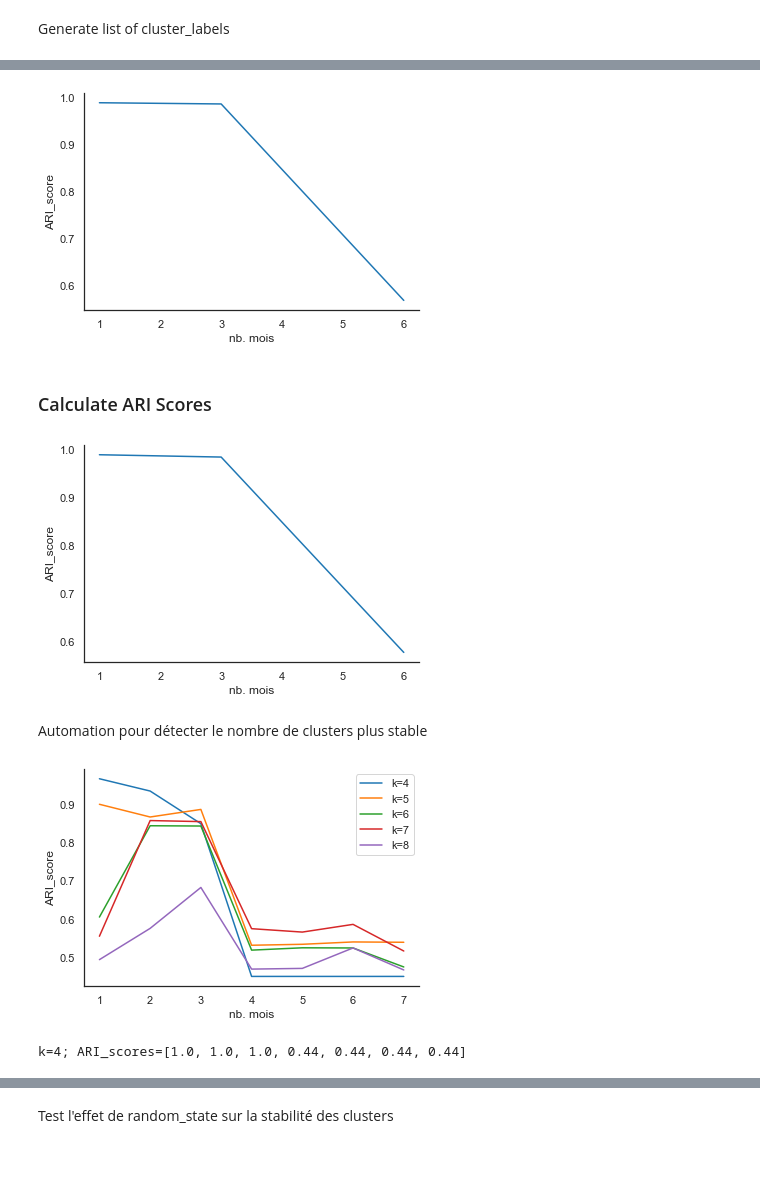
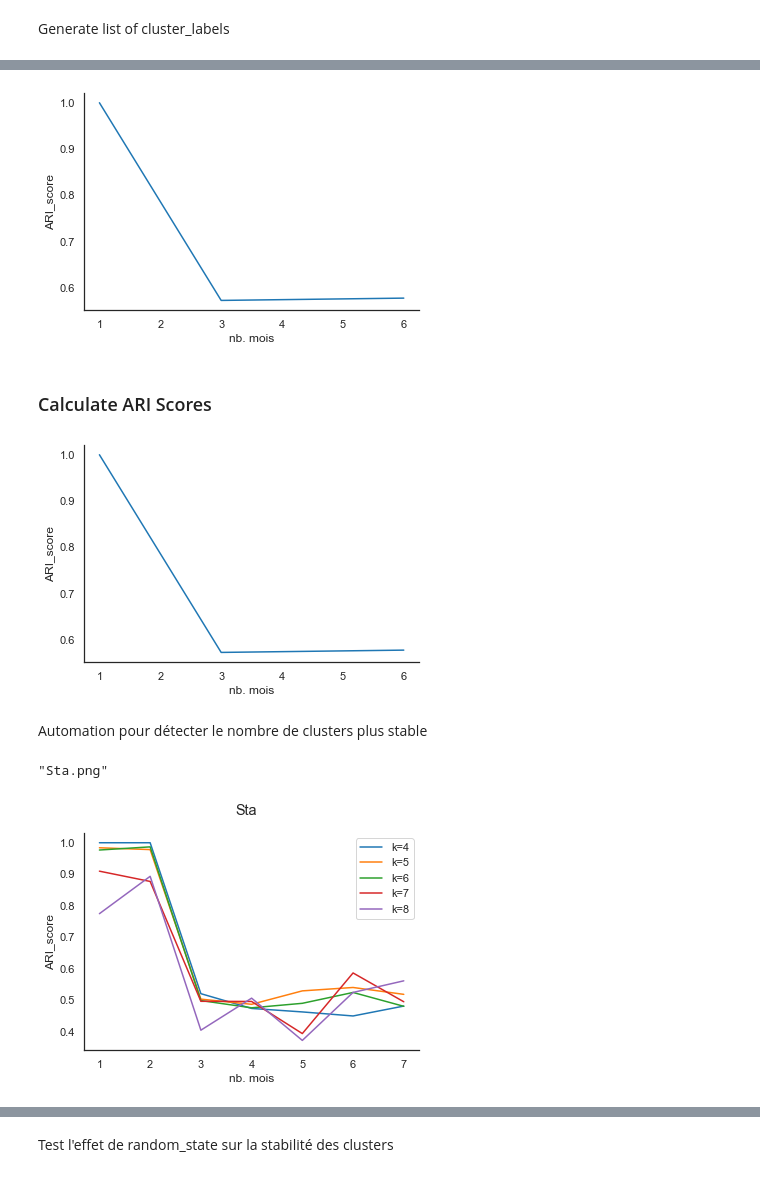
Before and after one commit to mrcreasey/oc-ds-p5-unsupervised-clustering, a Jupyter notebook: P5_03_simulation.ipynb, the cells around one changed output, grey strips where cells are left out. Saved outputs shown, nothing was run; the diff lists cells and outputs as text; code cells hidden in the pictures.

```diff
--- a/P5_03_simulation.ipynb
+++ b/P5_03_simulation.ipynb
@@ -158 +160,3 @@ def cols_in_df(df: pd.DataFrame, colonnes: list = None) -> list:
+# %%
+CLUSTER_COL='cluster_id'
 # %% [markdown]
@@ -210 +213,6 @@ plt.show
 [figure]
+# %%
+df_clients['year_month'] = df_clients['dernier_achat'].dt.strftime('%Y_%m')
+df_clients.groupby('year_month')['customer_unique_id'].count().plot(kind='bar')
+plt.xticks(rotation=90)
+plt.show()
@@ -297,7 +432,7 @@ from sklearn.cluster import KMeans
 
 model = Pipeline(steps=[
     ('preprocessor', QuantileTransformer(output_distribution='normal')),
-    ('clf', KMeans(n_clusters=8, random_state=RANDOM_STATE))
+    ('clf', KMeans(n_clusters=7, random_state=RANDOM_STATE))
 ])
 # %%
 from copy import deepcopy
@@ -442,16 +724,16 @@ t1=df_evolve[['cluster_id','cluster_id_t1']].dropna()
 from sklearn.metrics import adjusted_rand_score as ari
 
 df_ari = pd.DataFrame([], columns={'nb. mois', 'ARI_score'})
-t1=df_evolve[['cluster_id','cluster_id_t1']].dropna()
-df_ari = df_ari.append({'nb. mois': 1, 'ARI_score': ari(t1['cluster_id'],t1['cluster_id_t1'].values)}, ignore_index=True)
-t3=df_evolve[['cluster_id','cluster_id_t3']].dropna()
-df_ari = df_ari.append({'nb. mois': 3, 'ARI_score': ari(t3['cluster_id'],t3['cluster_id_t3'].values)}, ignore_index=True)
-t6=df_evolve[['cluster_id','cluster_id_t6']].dropna()
-df_ari = df_ari.append({'nb. mois': 6, 'ARI_score': ari(t6['cluster_id'],t6['cluster_id_t6'].values)}, ignore_index=True)
+t1=df_evolve[['fit_t1','pred_t1']].dropna()
+df_ari = df_ari.append({'nb. mois': 1, 'ARI_score': ari(t1['fit_t1'],t1['pred_t1'].values)}, ignore_index=True)
+t3=df_evolve[['fit_t3','pred_t3']].dropna()
+df_ari = df_ari.append({'nb. mois': 3, 'ARI_score': ari(t3['fit_t3'],t3['pred_t3'].values)}, ignore_index=True)
+t6=df_evolve[['fit_t6','pred_t6']].dropna()
+df_ari = df_ari.append({'nb. mois': 6, 'ARI_score': ari(t6['fit_t6'],t6['pred_t6'].values)}, ignore_index=True)
 sns.lineplot(data=df_ari, x='nb. mois', y='ARI_score')
 sns.despine()
 # %% [output]
-[figure, old version]
+[figure, new version]
 # %% [markdown]
 ### Calculate ARI Scores
 # %%
@@ -469,61 +751,67 @@ def calc_ari_score(df_true: pd.DataFrame, df_predicted: pd.DataFrame, cluster_co
 
 df_ari = pd.DataFrame([], columns={'nb. mois', 'ARI_score'})
 df_ari = df_ari.append({'nb. mois': 1, 'ARI_score': calc_ari_score(
-    true_T0, predict_T1)}, ignore_index=True)
+    fit_t1, predict_t1)}, ignore_index=True)
 df_ari = df_ari.append({'nb. mois': 3, 'ARI_score': calc_ari_score(
-    true_T0, predict_T3)}, ignore_index=True)
+    fit_t3, predict_t3)}, ignore_index=True)
 df_ari = df_ari.append({'nb. mois': 6, 'ARI_score': calc_ari_score(
-    true_T0, predict_T6)}, ignore_index=True)
+    fit_t6, predict_t6)}, ignore_index=True)
 sns.lineplot(data=df_ari, x='nb. mois', y='ARI_score')
 sns.despine()
 # %% [output]
-[figure, old version]
+[figure, new version]
 # %% [markdown]
 Automation pour détecter le nombre de clusters plus stable
 # %%
+from time import time
 model = Pipeline(steps=[
     ('preprocessor', QuantileTransformer(output_distribution='normal',random_state=RANDOM_STATE)),
     ('clf', KMeans(n_clusters=8, random_state=RANDOM_STATE))
 ])
 
 
 def test_stability(df, model, features=FEATURES, k=K,
-                   date_col='dernier_achat', t0=END_DATE,
+                   date_col='dernier_achat', t0=START_DATE,
                    random_state=RANDOM_STATE, percent_outliers=0.5):
     """ automatisation pour détecter les clusters les plus stables"""
     df_ari = pd.DataFrame([], columns={'k','t0','n','nb. mois', 'ARI_score'})
-    df_T0 = factory_one_year_dataset(df, end_date=t0, date_col=date_col)
-    true_T0, _ = run_fit_model(df_T0, model, features, k=k,
+    df_t0 = factory_one_year_dataset(df, start_date=t0, date_col=date_col)
+    fit_t0, fitted_model_T0 = run_fit_model(df_t0, model, features, k=k,
                                remove_outliers_during_fit=True, percent_outliers=percent_outliers, random_state=random_state)
 
     for mois in range(1, 8):
-        df_TN = factory_one_year_dataset(df, t0 - pd.DateOffset(months=mois))
-        fit_TN, fitted_model_TN= run_fit_model(df_TN, model, features, k=k,
-                               remove_outliers_during_fit=True, percent_outliers=percent_outliers, random_state=random_state)
-        predict_TN = run_predict_model(df_T0, fitted_model_TN, features)
-        df_ari = df_ari.append({'k':k,'t0':f'{t0:%d%m%Y}','n':len(df_T0),'nb. mois': mois,
-         'ARI_score': calc_ari_score(true_T0, predict_TN)}, ignore_index=True)
+        df_TN = factory_one_year_dataset(df, t0 + pd.DateOffset(months=mois))
+        fit_TN, fitted_model_TN= run_fit_model(df_TN, model, features, k=k,remove_outliers_during_fit=True, percent_outliers=percent_outliers, random_state=random_state)
+        predict_TN = run_predict_model(df_TN, fitted_model_T0, features)
+        df_ari = df_ari.append({'k':k,'t0':f'{t0:%d%m%Y}','n':len(df_t0),'nb. mois': mois,
+         'ARI_score': calc_ari_score(fit_TN, predict_TN)}, ignore_index=True)
         df_ari['k']=df_ari['k'].astype('category')
 
     return df_ari
 
-
+start=time()
 df_ari_4 =test_stability(df_clients, model,k=4)
+calc_time = round((time()-start), 2)
+print(f'k=4, completed in ',(time = {calc_time} s))
+print('running k=5')
 df_ari_5 =test_stability(df_clients, model,k=5)
 df_ari_6 =test_stability(df_clients, model,k=6)
 df_ari_7 =test_stability(df_clients, model,k=7)
 df_ari_8 =test_stability(df_clients, model,k=8)
 
 ax=sns.lineplot(data=df_ari_4, x='nb. mois', y='ARI_score', label='k=4')
 sns.lineplot(data=df_ari_5, x='nb. mois', y='ARI_score', label='k=5', ax=ax)
 sns.lineplot(data=df_ari_6, x='nb. mois', y='ARI_score', label='k=6', ax=ax)
 sns.lineplot(data=df_ari_7, x='nb. mois', y='ARI_score', label='k=7', ax=ax)
 sns.lineplot(data=df_ari_8, x='nb. mois', y='ARI_score', label='k=8', ax=ax)
 sns.despine()
+plt.suptitle('Sta')
+to_png()
 # %% [output]
+"Sta.png"
-[figure, old version]
+[figure, new version]
 # %%
-def test_clusters_stability(df,model,k_range=range(4,9),t0=END_DATE, percent_outliers=0.005,random_state=RANDOM_STATE):
+def test_clusters_stability(df,model,k_range=range(4,9),t0=START_DATE, percent_outliers=0.005,random_state=RANDOM_STATE):
     """test pour plusieurs valeurs de taille des clusters """
     scores=pd.DataFrame([])
     for k in k_range:
@@ -537,8 +825,6 @@ def test_clusters_stability(df,model,k_range=range(4,9),t0=END_DATE, percent_out
     return scores
 
 df_ari =test_clusters_stability(df_clients, model,k_range=[4],percent_outliers=0.005)
-# %% [output]
-k=4; ARI_scores=[1.0, 1.0, 1.0, 0.44, 0.44, 0.44, 0.44]
 # %%
 df_ari =test_clusters_stability(df_clients, model,percent_outliers=0.005)
 sns.lineplot(data=df_ari, x='nb. mois', y='ARI_score', hue='k')
```
Also changed, not shown: parts of 47 cells of this notebook.
